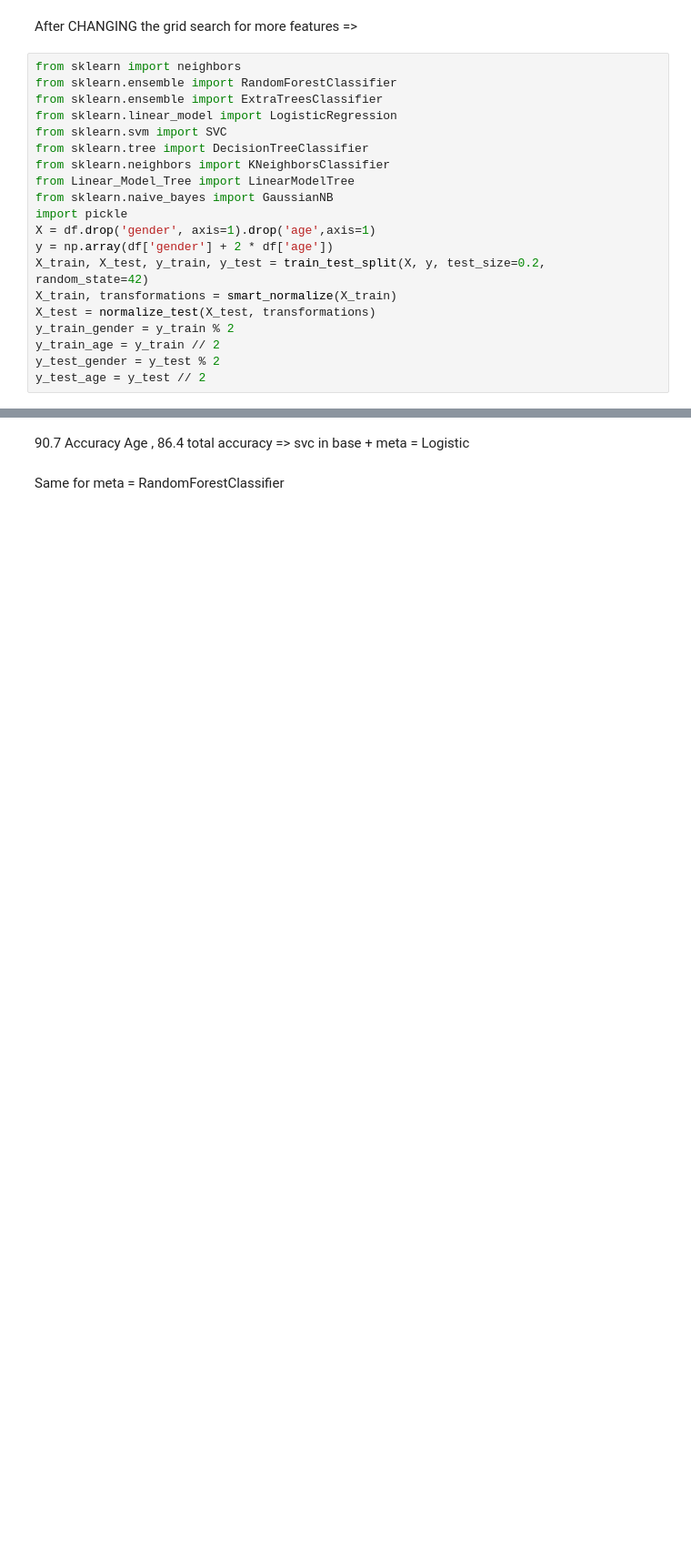
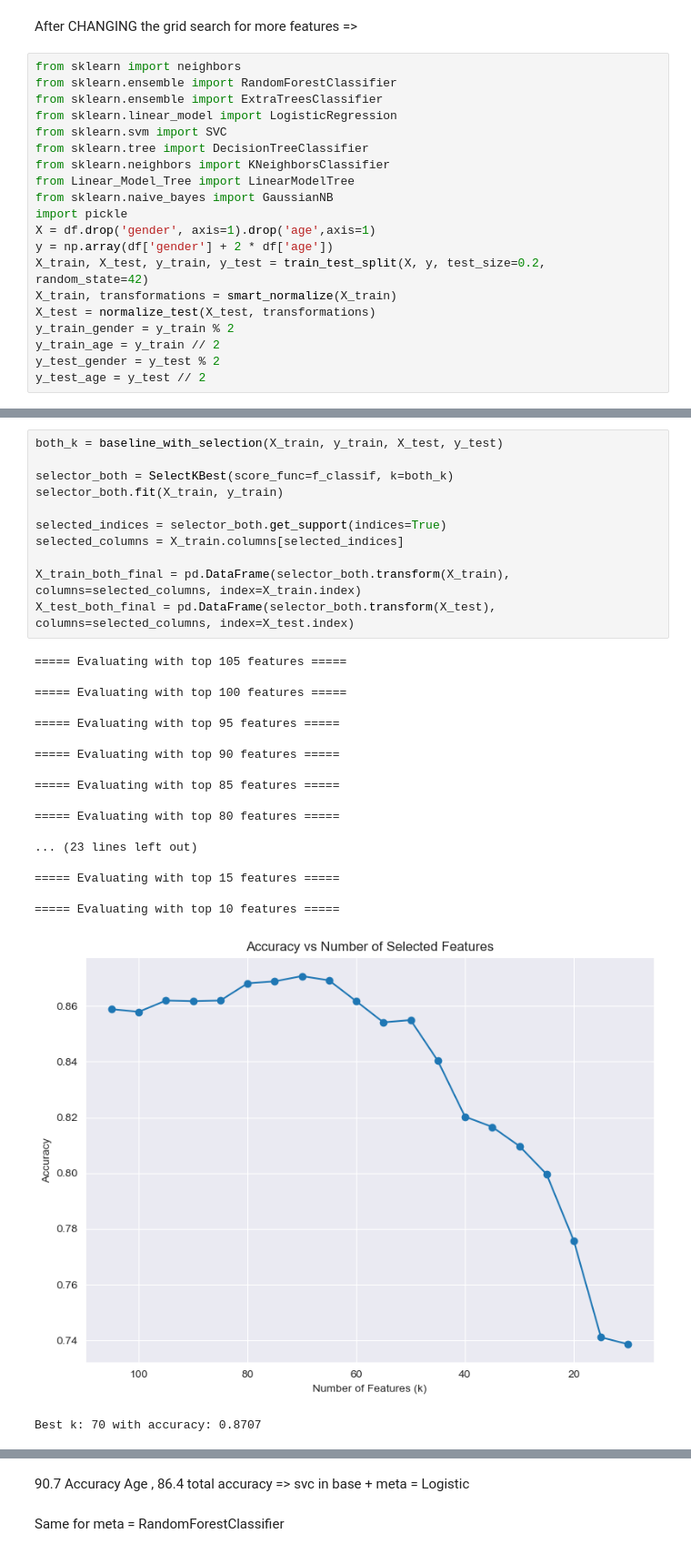
Before and after one commit to zizoisprogramming/VoiceProfiler, a Jupyter notebook: prediction.ipynb, the cells around one changed output, grey strips where cells are left out. Shown: that part at 91% size. Drawn from its saved outputs; the diff is of its cells as text; blank space fills up the shorter version.

```diff
--- a/prediction.ipynb
+++ b/prediction.ipynb
@@ -231 +341,32 @@ y_test_age = y_test // 2
+# %%
+both_k = baseline_with_selection(X_train, y_train, X_test, y_test)
+
+selector_both = SelectKBest(score_func=f_classif, k=both_k)
+selector_both.fit(X_train, y_train)
+
+selected_indices = selector_both.get_support(indices=True)
+selected_columns = X_train.columns[selected_indices]
+
+X_train_both_final = pd.DataFrame(selector_both.transform(X_train), columns=selected_columns, index=X_train.index)
+X_test_both_final = pd.DataFrame(selector_both.transform(X_test), columns=selected_columns, index=X_test.index)
+# %% [output]
+===== Evaluating with top 105 features =====
+
+===== Evaluating with top 100 features =====
+
+===== Evaluating with top 95 features =====
+
+===== Evaluating with top 90 features =====
+
+===== Evaluating with top 85 features =====
+
+===== Evaluating with top 80 features =====
+
+... (23 lines left out)
+
+===== Evaluating with top 15 features =====
+
+===== Evaluating with top 10 features =====
+[figure, added]
+Best k: 70 with accuracy: 0.8707
 # %%
```
Also changed, not shown: parts of 22 cells of this notebook, 8 other files.
